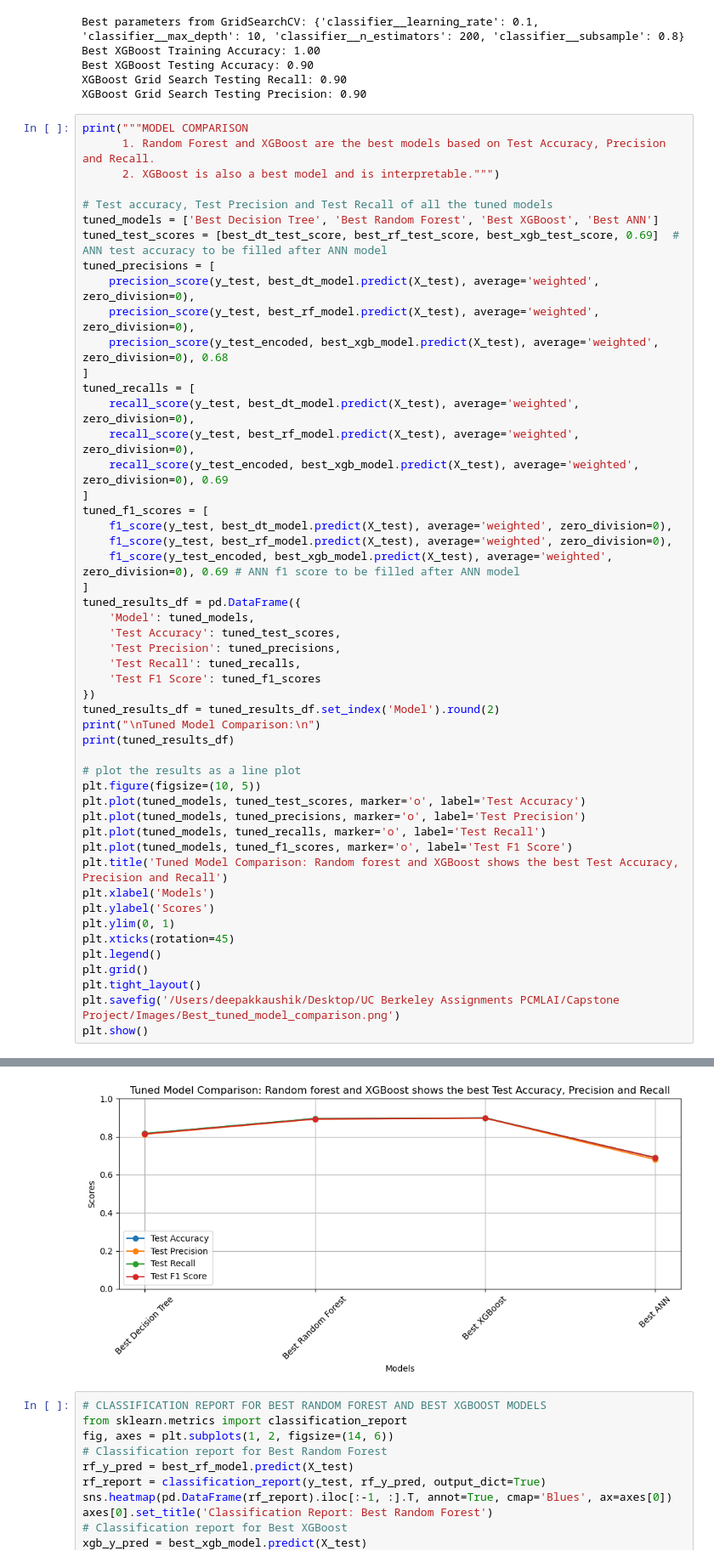
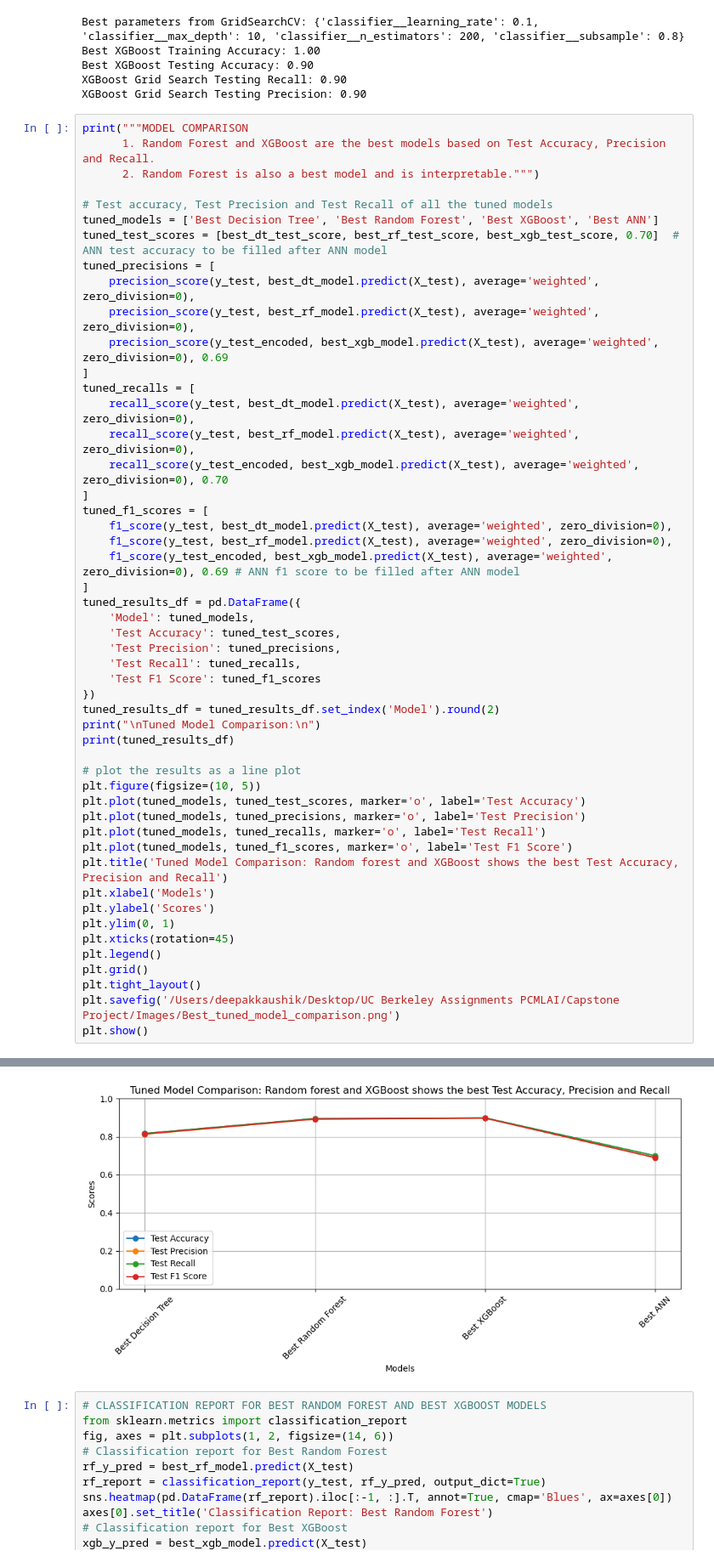
Before and after one commit to deepakkaushik72/Capstone_Wine_Quality_Classification, a Jupyter notebook: red_white_classification.ipynb, the cells around one changed output, grey strips where cells are left out. Shown at 85% size. Drawn from its saved outputs; the diff is of its cells as text.

```diff
--- a/red_white_classification.ipynb
+++ b/red_white_classification.ipynb
@@ -899,20 +899,20 @@ XGBoost Grid Search Testing Precision: 0.90
 # %%
 print("""MODEL COMPARISON
       1. Random Forest and XGBoost are the best models based on Test Accuracy, Precision and Recall.
-      2. XGBoost is also a best model and is interpretable.""")
+      2. Random Forest is also a best model and is interpretable.""")
 
 # Test accuracy, Test Precision and Test Recall of all the tuned models
 tuned_models = ['Best Decision Tree', 'Best Random Forest', 'Best XGBoost', 'Best ANN']
-tuned_test_scores = [best_dt_test_score, best_rf_test_score, best_xgb_test_score, 0.69]  # ANN test accuracy to be filled after ANN model
+tuned_test_scores = [best_dt_test_score, best_rf_test_score, best_xgb_test_score, 0.70]  # ANN test accuracy to be filled after ANN model
 tuned_precisions = [
     precision_score(y_test, best_dt_model.predict(X_test), average='weighted', zero_division=0),
     precision_score(y_test, best_rf_model.predict(X_test), average='weighted', zero_division=0),
-    precision_score(y_test_encoded, best_xgb_model.predict(X_test), average='weighted', zero_division=0), 0.68
+    precision_score(y_test_encoded, best_xgb_model.predict(X_test), average='weighted', zero_division=0), 0.69
 ]
 tuned_recalls = [
     recall_score(y_test, best_dt_model.predict(X_test), average='weighted', zero_division=0),
     recall_score(y_test, best_rf_model.predict(X_test), average='weighted', zero_division=0),
-    recall_score(y_test_encoded, best_xgb_model.predict(X_test), average='weighted', zero_division=0), 0.69
+    recall_score(y_test_encoded, best_xgb_model.predict(X_test), average='weighted', zero_division=0), 0.70
 ]
 tuned_f1_scores = [
     f1_score(y_test, best_dt_model.predict(X_test), average='weighted', zero_division=0),
@@ -962,4 +962,4 @@ Best ANN                     0.69            0.68         0.69           0.69
-[figure, old version]
+[figure, new version]
 # %%
 # CLASSIFICATION REPORT FOR BEST RANDOM FOREST AND BEST XGBOOST MODELS
 from sklearn.metrics import classification_report
```
Also changed, not shown: parts of 6 cells of this notebook.
